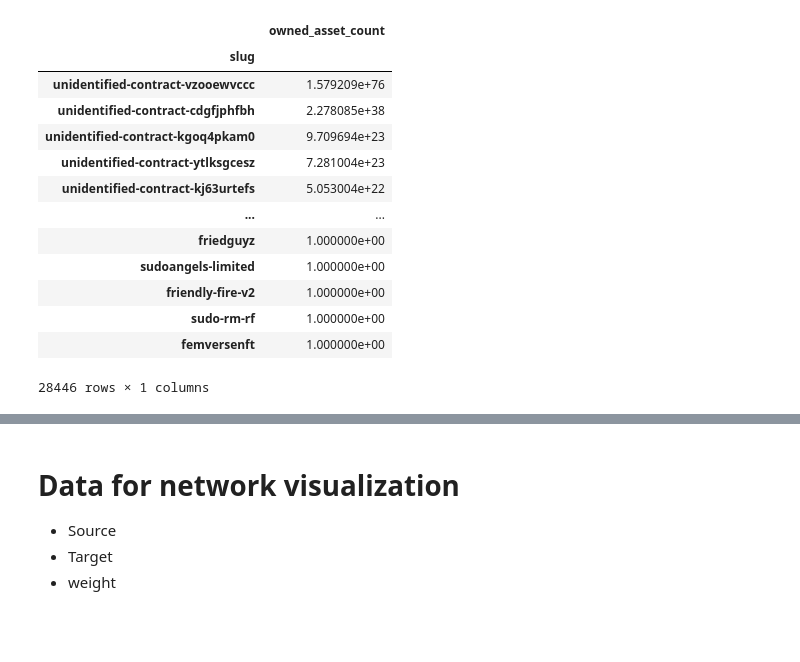
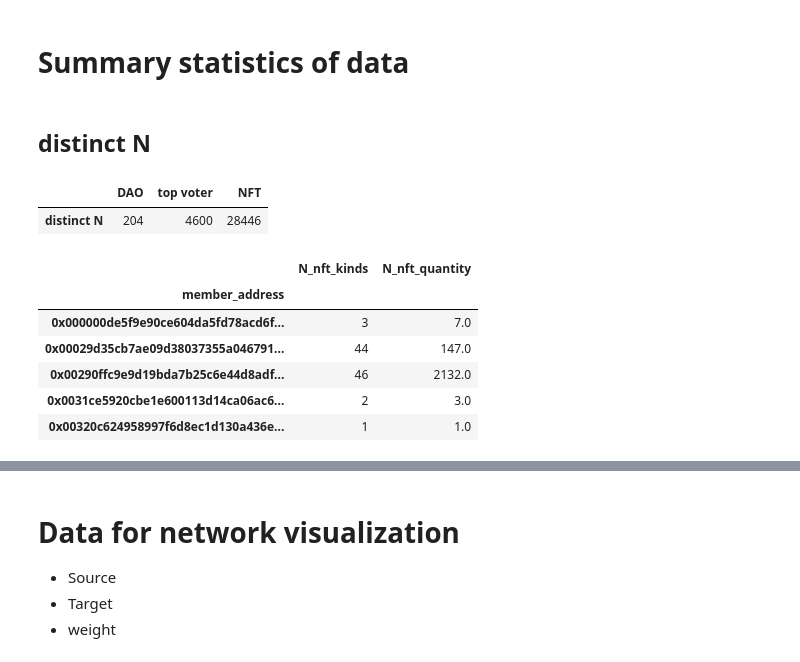
Before and after one commit to exilespacer/IS808_adv_DS_lab, a Jupyter notebook: 20221017_Presentation/ActionPlan/visualization_networks.ipynb, the cells around one changed output, grey strips where cells are left out. Saved outputs shown, nothing was run; the diff lists cells and outputs as text; code cells hidden in the pictures; blank space fills up the shorter version.

```diff
--- a/20221017_Presentation/ActionPlan/visualization_networks.ipynb
+++ b/20221017_Presentation/ActionPlan/visualization_networks.ipynb
@@ -34,24 +36,0 @@ memory usage: 5.8+ MB
-# %%
-slug = (
-    df_raw
-    .groupby('slug')
-    .owned_asset_count.sum()
-    .sort_values(ascending = False)
-    .to_frame()
-)
-slug
-# %% [output]
-|  | owned_asset_count |
-| slug |  |
-| unidentified-contract-vzooewvccc | 1.579209e+76 |
-| unidentified-contract-cdgfjphfbh | 2.278085e+38 |
-| unidentified-contract-kgoq4pkam0 | 9.709694e+23 |
-| unidentified-contract-ytlksgcesz | 7.281004e+23 |
-| unidentified-contract-kj63urtefs | 5.053004e+22 |
-| ... | ... |
-| friedguyz | 1.000000e+00 |
-| sudoangels-limited | 1.000000e+00 |
-| friendly-fire-v2 | 1.000000e+00 |
-| sudo-rm-rf | 1.000000e+00 |
-| femversenft | 1.000000e+00 |
-28446 rows × 1 columns
@@ -57,0 +47,35 @@ slug
+# %% [markdown]
+# Summary statistics of data
+# %% [markdown]
+## distinct N
+# %%
+df_N = (
+    df_raw
+    .loc[:, ['dao_id', 'member_address', 'slug']]
+    .nunique()
+    .to_frame('distinct N')
+    .T
+)
+df_N.columns = ['DAO', 'top voter', 'NFT']
+df_N.pipe(display)
+# %% [output]
+|  | DAO | top voter | NFT |
+| distinct N | 204 | 4600 | 28446 |
+# %%
+df_voter = (
+    df_raw
+    .groupby('member_address')
+    .agg(
+        N_nft_kinds = ('slug', 'nunique'),
+        N_nft_quantity = ('owned_asset_count', np.sum),
+    )
+)
+df_voter.head()
+# %% [output]
+|  | N_nft_kinds | N_nft_quantity |
+| member_address |  |  |
+| 0x000000de5f9e90ce604da5fd78acd6f... | 3 | 7.0 |
+| 0x00029d35cb7ae09d38037355a046791... | 44 | 147.0 |
+| 0x00290ffc9e9d19bda7b25c6e44d8adf... | 46 | 2132.0 |
+| 0x0031ce5920cbe1e600113d14ca06ac6... | 2 | 3.0 |
+| 0x00320c624958997f6d8ec1d130a436e... | 1 | 1.0 |
```
Also changed, not shown: parts of 17 cells of this notebook, 2 other files.
